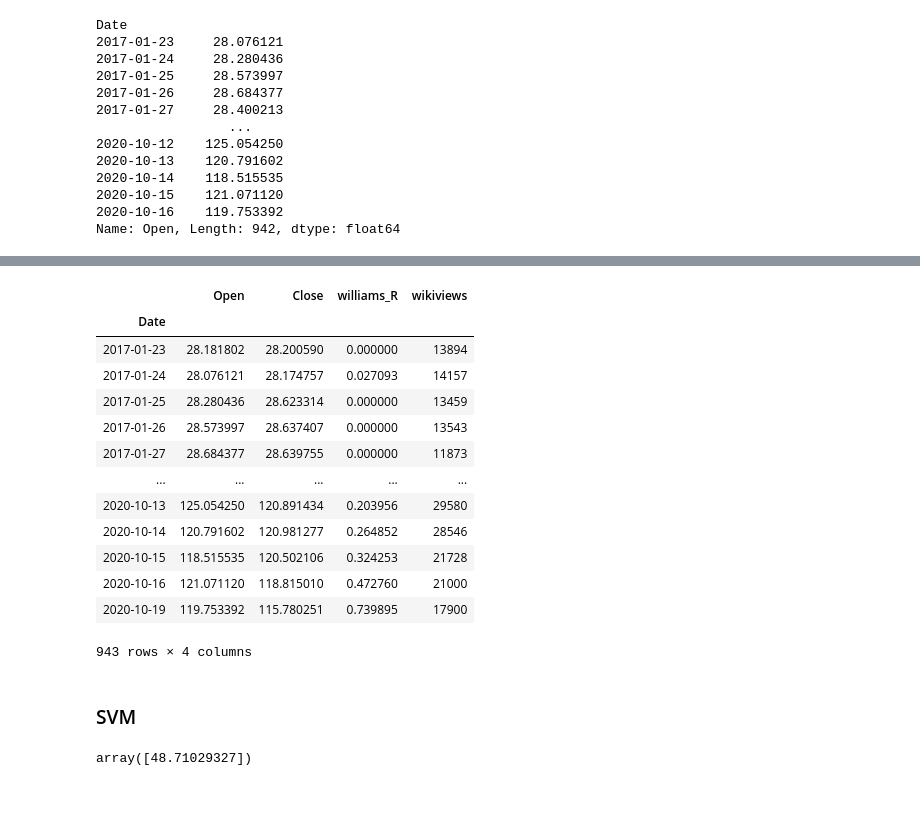
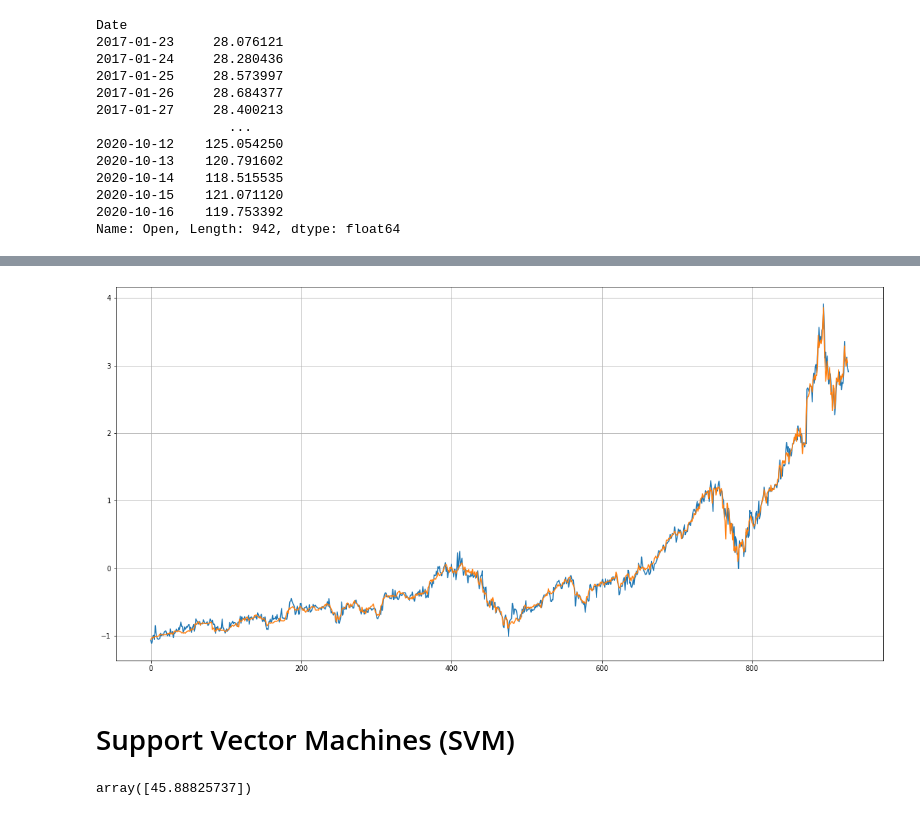
Before and after one commit to Sommerli/stock-prediction, a Jupyter notebook: stock_prediction.ipynb, the cells around one changed output, grey strips where cells are left out. Cells and saved outputs as stored; diff of their text form; code cells hidden in the pictures.

```diff
--- a/stock_prediction.ipynb
+++ b/stock_prediction.ipynb
@@ -450,28 +470,23 @@ axes[1].grid()
-# %%
-apple_data
-# %% [output]
-|  | Open | Close | williams_R | wikiviews |
-| Date |  |  |  |  |
-| 2017-01-23 | 28.181802 | 28.200590 | 0.000000 | 13894 |
-| 2017-01-24 | 28.076121 | 28.174757 | 0.027093 | 14157 |
-| 2017-01-25 | 28.280436 | 28.623314 | 0.000000 | 13459 |
-| 2017-01-26 | 28.573997 | 28.637407 | 0.000000 | 13543 |
-| 2017-01-27 | 28.684377 | 28.639755 | 0.000000 | 11873 |
-| ... | ... | ... | ... | ... |
-| 2020-10-13 | 125.054250 | 120.891434 | 0.203956 | 29580 |
-| 2020-10-14 | 120.791602 | 120.981277 | 0.264852 | 28546 |
-| 2020-10-15 | 118.515535 | 120.502106 | 0.324253 | 21728 |
-| 2020-10-16 | 121.071120 | 118.815010 | 0.472760 | 21000 |
-| 2020-10-19 | 119.753392 | 115.780251 | 0.739895 | 17900 |
-943 rows × 4 columns
+# %%
+### Timeplots
+
+prediction_over_t = reduced_regr.predict(reduced_data)
+
+
+timeplot, tmax = plt.subplots(figsize = (20,10))
+tmax.plot(np.arange(0,len(prediction_over_t)),prediction_over_t)
+tmax.plot(np.arange(0,len(scaled_y)),scaled_y)
+tmax.grid()
+# %% [output]
+[figure, added]
 # %% [markdown]
-### SVM
+# Support Vector Machines (SVM)
 # %%
 raw_regr = svm.SVR(gamma = 'auto')
 raw_regr.fit(raw_X_train, raw_y_train)
-regr.predict(raw_X_test[-1].reshape(1,-1))
+raw_regr.predict(raw_X_test[-1].reshape(1,-1))
 # %% [output]
-array([48.71029327])
+array([45.88825737])
 # %%
 scaled_regre = svm.SVR(gamma='auto')
 scaled_regr.fit(scaled_X_train, scaled_y_train.ravel())
```
Also changed, not shown: parts of 31 cells of this notebook.
